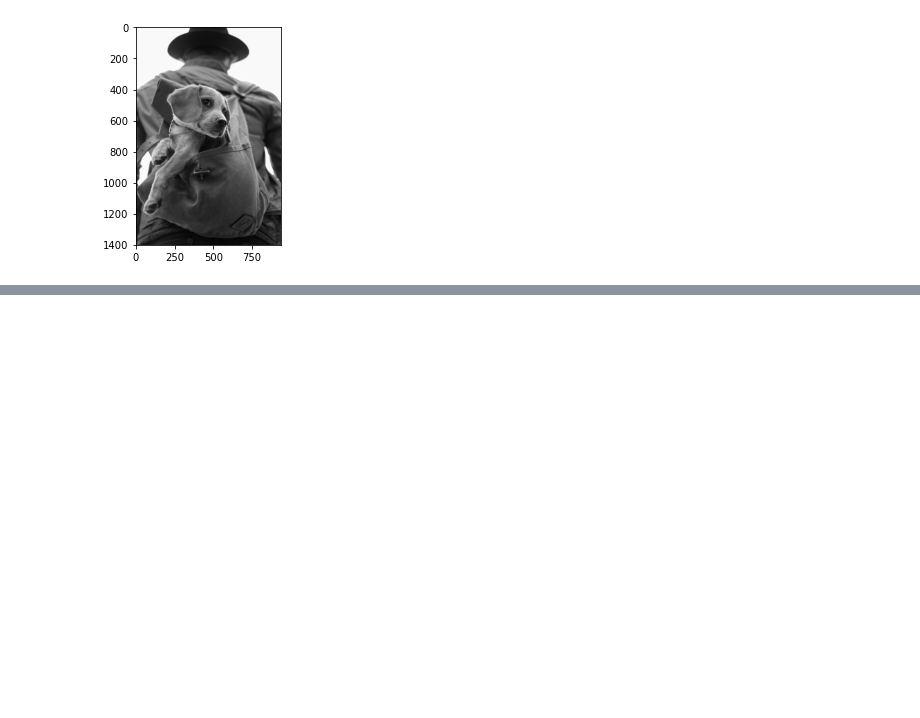
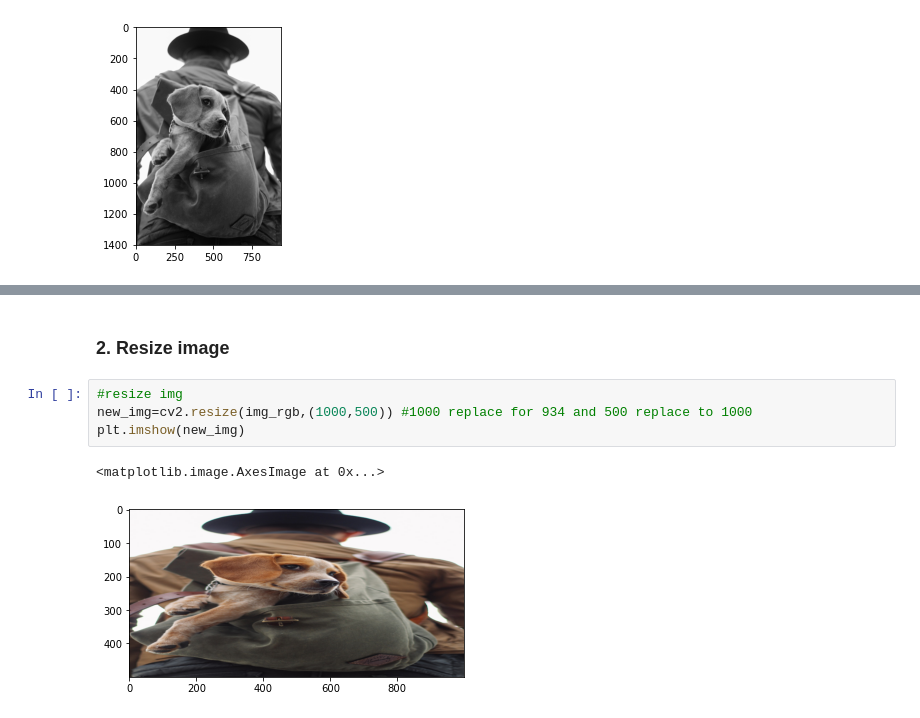
Before and after one commit to PatWolf2610/OpenCV-Learning, a Jupyter notebook: GuiFeature.ipynb, the cells around one changed output, grey strips where cells are left out. Cells and saved outputs as stored; diff of their text form; blank space fills up the shorter version.

```diff
--- a/GuiFeature.ipynb
+++ b/GuiFeature.ipynb
@@ -81,0 +74,9 @@ plt.imshow(img_gray,cmap='magma')
+# %% [markdown]
+### 2. Resize image
+# %%
+#resize img
+new_img=cv2.resize(img_rgb,(1000,500)) #1000 replace for 934 and 500 replace to 1000
+plt.imshow(new_img)
+# %% [output]
+<matplotlib.image.AxesImage at 0x...>
+[figure, added]
```
Also changed, not shown: parts of 42 cells of this notebook.
